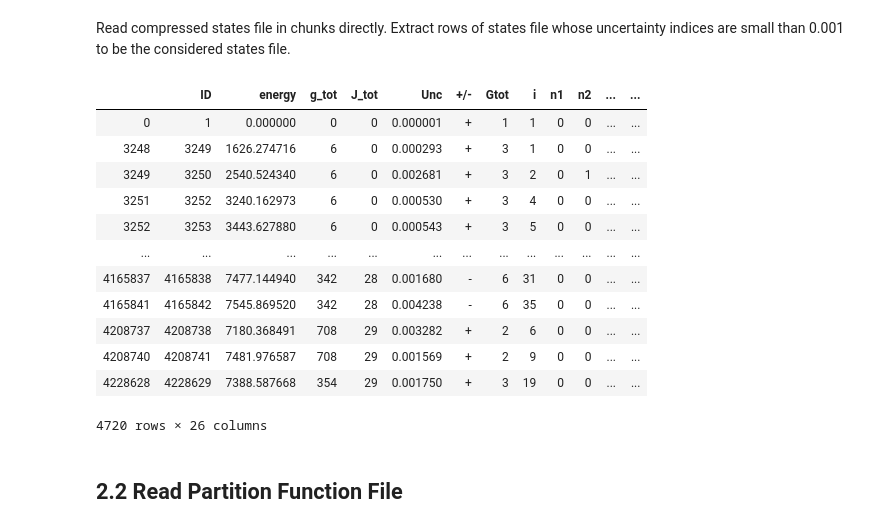
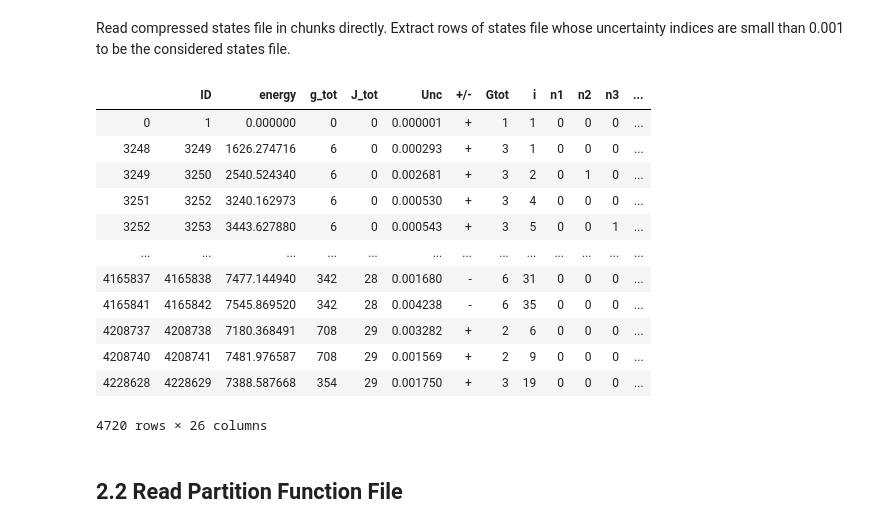
Before and after one commit to Beryl-Jingxin/ExoMolHR-MScProject, a Jupyter notebook: project/code/ipynb_with_sample_output/NH3.ipynb, the cells around one changed output. Drawn from its saved outputs; the diff is of its cells as text; code cells hidden in the pictures.

```diff
--- a/project/code/ipynb_with_sample_output/NH3.ipynb
+++ b/project/code/ipynb_with_sample_output/NH3.ipynb
@@ -142,33 +142,34 @@ Read compressed states file in chunks directly. Extract rows of states file whos
 # %%
 s_df = dict()
 states_df = pd.DataFrame()
 states_filenames = glob.glob(read_path + path_mol_iso + '/' + path_mol_iso.split('/')[1]
                              + '__' + path_mol_iso.split('/')[2] + '.states.bz2')
 
 for states_filename in states_filenames:
     s_df[states_filename] = pd.read_csv(states_filename, compression='bz2', sep='\s+',
                                         header=None, names=states_col_name,
                                         chunksize=100_000_000, iterator=True,
                                         low_memory=False)
     for chunk in s_df[states_filename]:
         states_df = states_df.append(chunk)
 
 # Extract rows of states file whose uncertainty indices are small than 0.01.
 unc_states_df = states_df[states_df['Unc'] < float(0.01)]
+pd.set_option("display.max_columns",30)
 unc_states_df
 # %% [output]
-|  | ID | energy | g_tot | J_tot | Unc | +/- | Gtot | i | n1 | n2 | ... | ... |
-| 0 | 1 | 0.000000 | 0 | 0 | 0.000001 | + | 1 | 1 | 0 | 0 | ... | ... |
-| 3248 | 3249 | 1626.274716 | 6 | 0 | 0.000293 | + | 3 | 1 | 0 | 0 | ... | ... |
-| 3249 | 3250 | 2540.524340 | 6 | 0 | 0.002681 | + | 3 | 2 | 0 | 1 | ... | ... |
-| 3251 | 3252 | 3240.162973 | 6 | 0 | 0.000530 | + | 3 | 4 | 0 | 0 | ... | ... |
-| 3252 | 3253 | 3443.627880 | 6 | 0 | 0.000543 | + | 3 | 5 | 0 | 0 | ... | ... |
+|  | ID | energy | g_tot | J_tot | Unc | +/- | Gtot | i | n1 | n2 | n3 | ... |
+| 0 | 1 | 0.000000 | 0 | 0 | 0.000001 | + | 1 | 1 | 0 | 0 | 0 | ... |
+| 3248 | 3249 | 1626.274716 | 6 | 0 | 0.000293 | + | 3 | 1 | 0 | 0 | 0 | ... |
+| 3249 | 3250 | 2540.524340 | 6 | 0 | 0.002681 | + | 3 | 2 | 0 | 1 | 0 | ... |
+| 3251 | 3252 | 3240.162973 | 6 | 0 | 0.000530 | + | 3 | 4 | 0 | 0 | 0 | ... |
+| 3252 | 3253 | 3443.627880 | 6 | 0 | 0.000543 | + | 3 | 5 | 0 | 0 | 1 | ... |
 | ... | ... | ... | ... | ... | ... | ... | ... | ... | ... | ... | ... | ... |
-| 4165837 | 4165838 | 7477.144940 | 342 | 28 | 0.001680 | - | 6 | 31 | 0 | 0 | ... | ... |
-| 4165841 | 4165842 | 7545.869520 | 342 | 28 | 0.004238 | - | 6 | 35 | 0 | 0 | ... | ... |
-| 4208737 | 4208738 | 7180.368491 | 708 | 29 | 0.003282 | + | 2 | 6 | 0 | 0 | ... | ... |
-| 4208740 | 4208741 | 7481.976587 | 708 | 29 | 0.001569 | + | 2 | 9 | 0 | 0 | ... | ... |
-| 4228628 | 4228629 | 7388.587668 | 354 | 29 | 0.001750 | + | 3 | 19 | 0 | 0 | ... | ... |
+| 4165837 | 4165838 | 7477.144940 | 342 | 28 | 0.001680 | - | 6 | 31 | 0 | 0 | 0 | ... |
+| 4165841 | 4165842 | 7545.869520 | 342 | 28 | 0.004238 | - | 6 | 35 | 0 | 0 | 0 | ... |
+| 4208737 | 4208738 | 7180.368491 | 708 | 29 | 0.003282 | + | 2 | 6 | 0 | 0 | 0 | ... |
+| 4208740 | 4208741 | 7481.976587 | 708 | 29 | 0.001569 | + | 2 | 9 | 0 | 0 | 0 | ... |
+| 4228628 | 4228629 | 7388.587668 | 354 | 29 | 0.001750 | + | 3 | 19 | 0 | 0 | 0 | ... |
 4720 rows × 26 columns
 # %% [markdown]
 ## 2.2 Read Partition Function File
```
Also changed, not shown: 41 other files.
